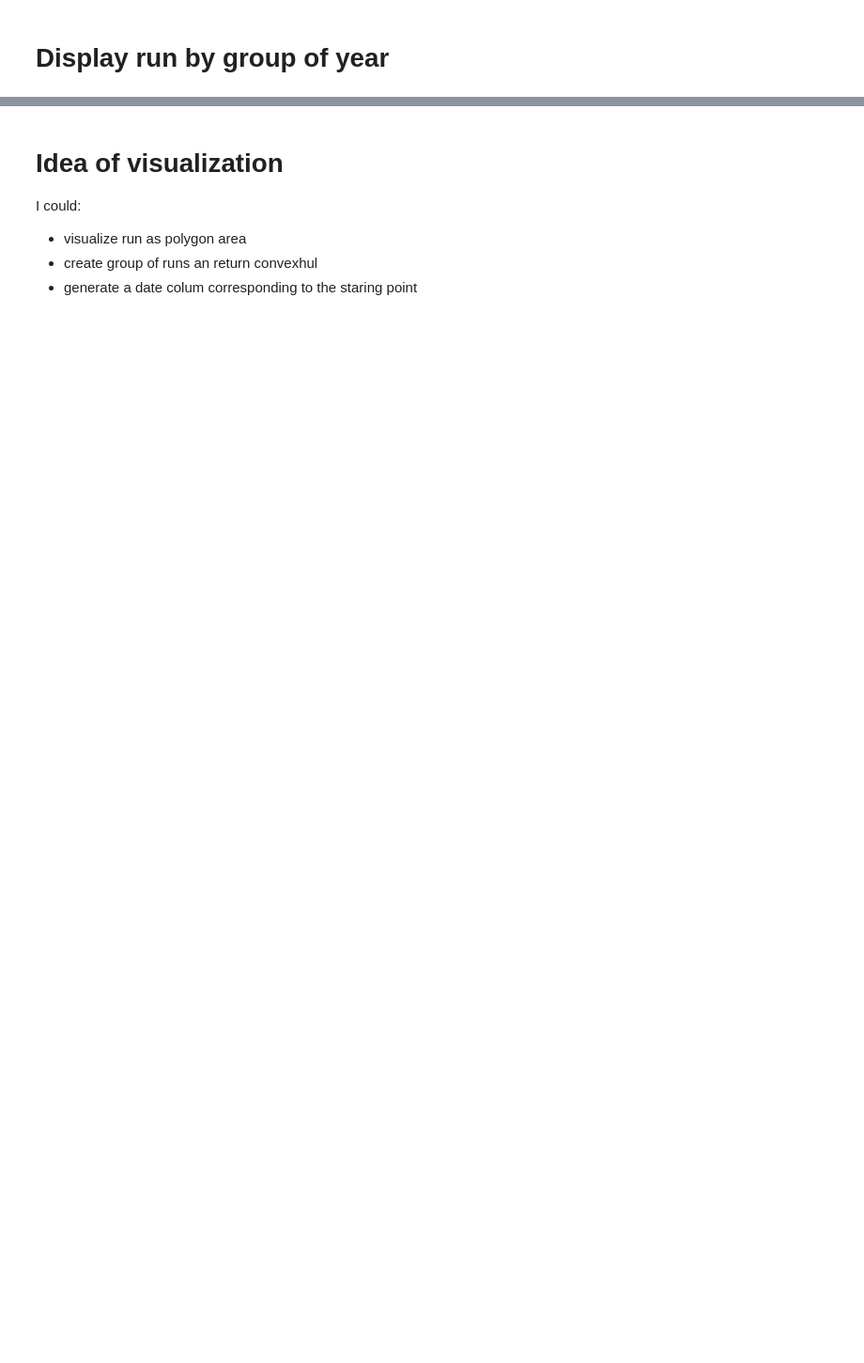
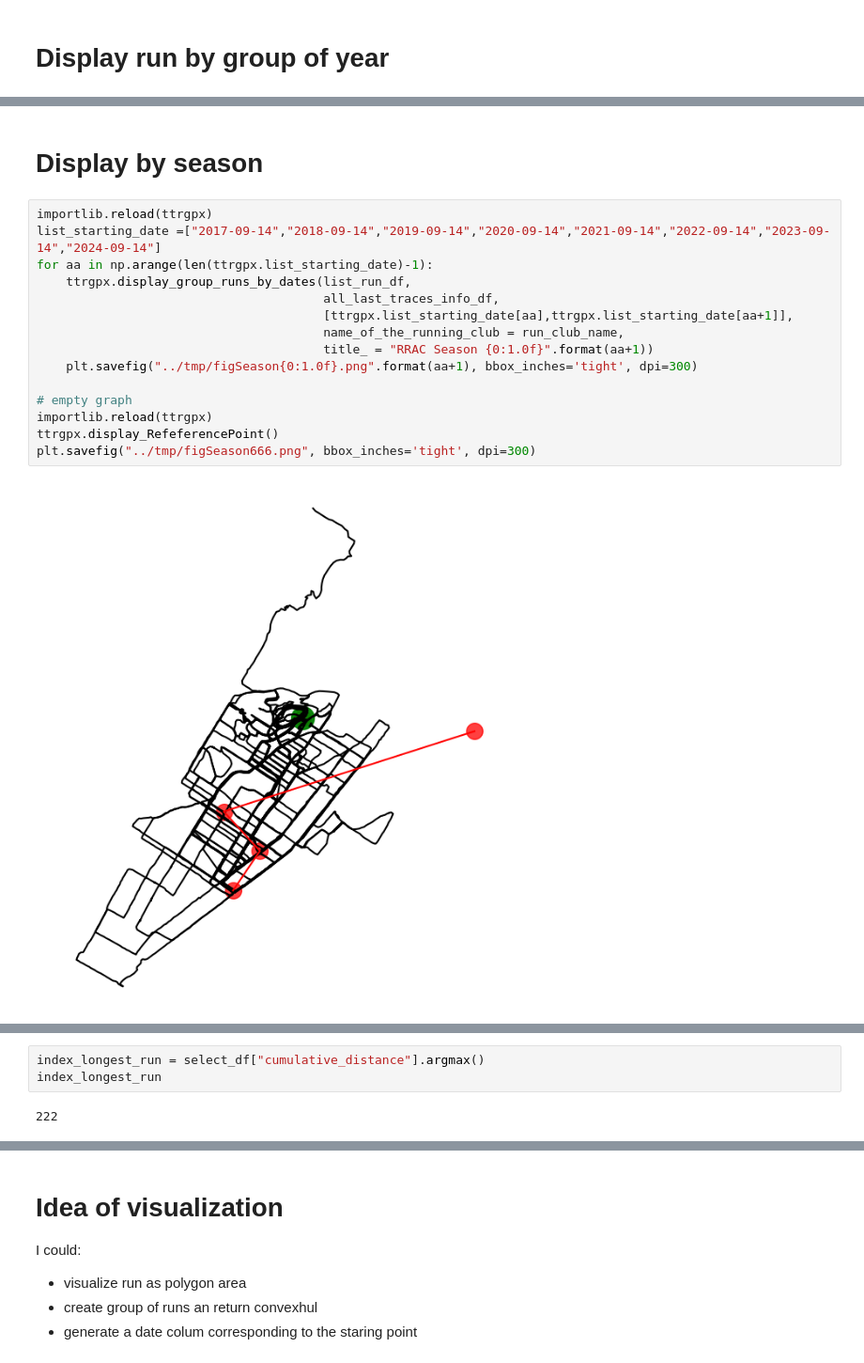
Before and after one commit to mrbonsoir/datavizRun, a Jupyter notebook: notebook/datavizRun.ipynb, the cells around one changed output, grey strips where cells are left out. Shown at 94% size. Drawn from its saved outputs; the diff is of its cells as text; blank space fills up the shorter version.

```diff
--- a/notebook/datavizRun.ipynb
+++ b/notebook/datavizRun.ipynb
@@ -248,0 +187,19 @@ plt.axis("equal")
+# %% [markdown]
+# Display by season
+# %%
+importlib.reload(ttrgpx)
+list_starting_date =["2017-09-14","2018-09-14","2019-09-14","2020-09-14","2021-09-14","2022-09-14","2023-09-14","2024-09-14"]
+for aa in np.arange(len(ttrgpx.list_starting_date)-1):
+    ttrgpx.display_group_runs_by_dates(list_run_df,
+                                       all_last_traces_info_df,
+                                       [ttrgpx.list_starting_date[aa],ttrgpx.list_starting_date[aa+1]],
+                                       name_of_the_running_club = run_club_name,
+                                       title_ = "RRAC Season {0:1.0f}".format(aa+1))
+    plt.savefig("../tmp/figSeason{0:1.0f}.png".format(aa+1), bbox_inches='tight', dpi=300)
+
+# empty graph
+importlib.reload(ttrgpx)
+ttrgpx.display_RefeferencePoint()
+plt.savefig("../tmp/figSeason666.png", bbox_inches='tight', dpi=300)
+# %% [output]
+[figure, added]
@@ -248,0 +214,5 @@ plt.axis("equal")
+# %%
+index_longest_run = select_df["cumulative_distance"].argmax()
+index_longest_run
+# %% [output]
+222
```
Also changed, not shown: parts of 23 cells of this notebook, 1 other file.
